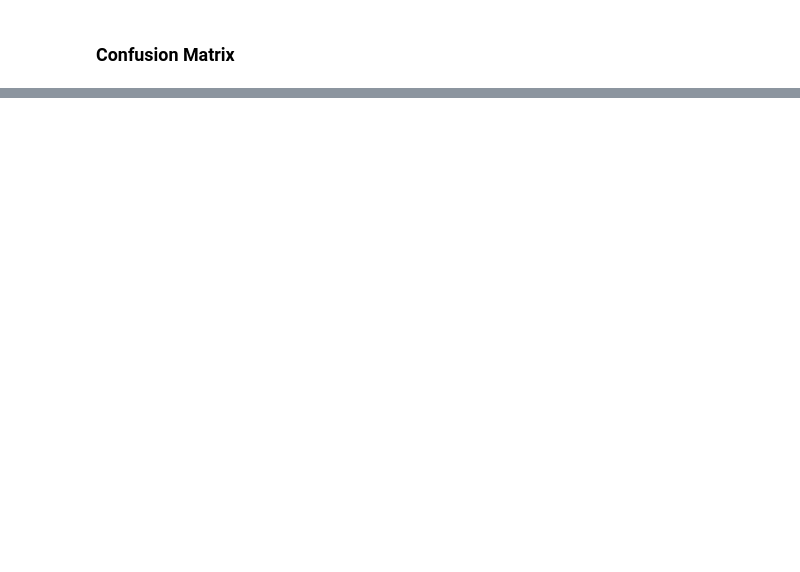
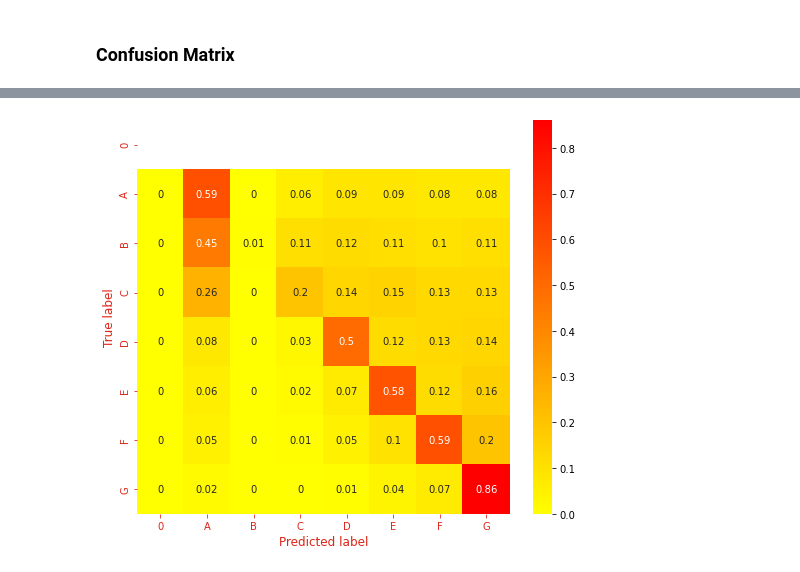
Before and after one commit to Marrrta/wildfires, a Jupyter notebook: 2.1_Neural_Network.ipynb, the cells around one changed output, grey strips where cells are left out. Drawn from its saved outputs; the diff is of its cells as text; code cells hidden in the pictures; blank space fills up the shorter version.

```diff
--- a/2.1_Neural_Network.ipynb
+++ b/2.1_Neural_Network.ipynb
@@ -459,0 +483,17 @@ plt.show()
+# %%
+figure = plt.figure(figsize=(7, 6))
+sns.heatmap(con_mat_df, annot=True,cmap=plt.cm.autumn_r)
+plt.tight_layout()
+plt.ylabel('True label',fontsize=12, color='#dc2417')
+plt.xlabel('Predicted label', fontsize=12, color='#dc2417')
+plt.xticks(fontsize=10, color='#dc2417')
+plt.yticks(fontsize=10, color='#dc2417')
+plt.tick_params(color='#dc2417')
+plt.gca().spines['top'].set_visible(False)
+plt.gca().spines['right'].set_visible(False)
+plt.gca().spines['bottom'].set_visible(False)
+plt.gca().spines['left'].set_visible(False);
+#plt.show()
+plt.savefig('./visuals/nn_confusion_matrix.png', transparent=True, bbox_inches='tight')
+# %% [output]
+[figure, added]
```
Also changed, not shown: parts of 20 cells of this notebook, 2 other files.
